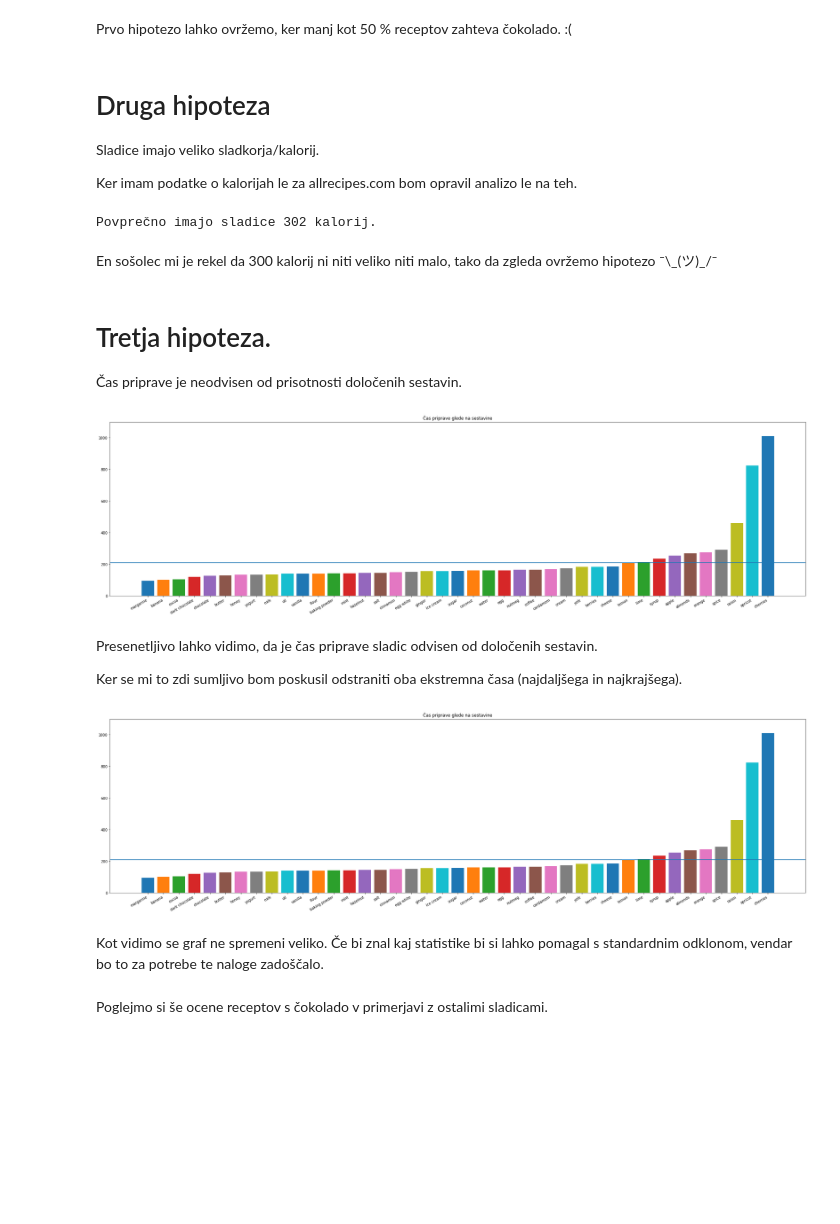
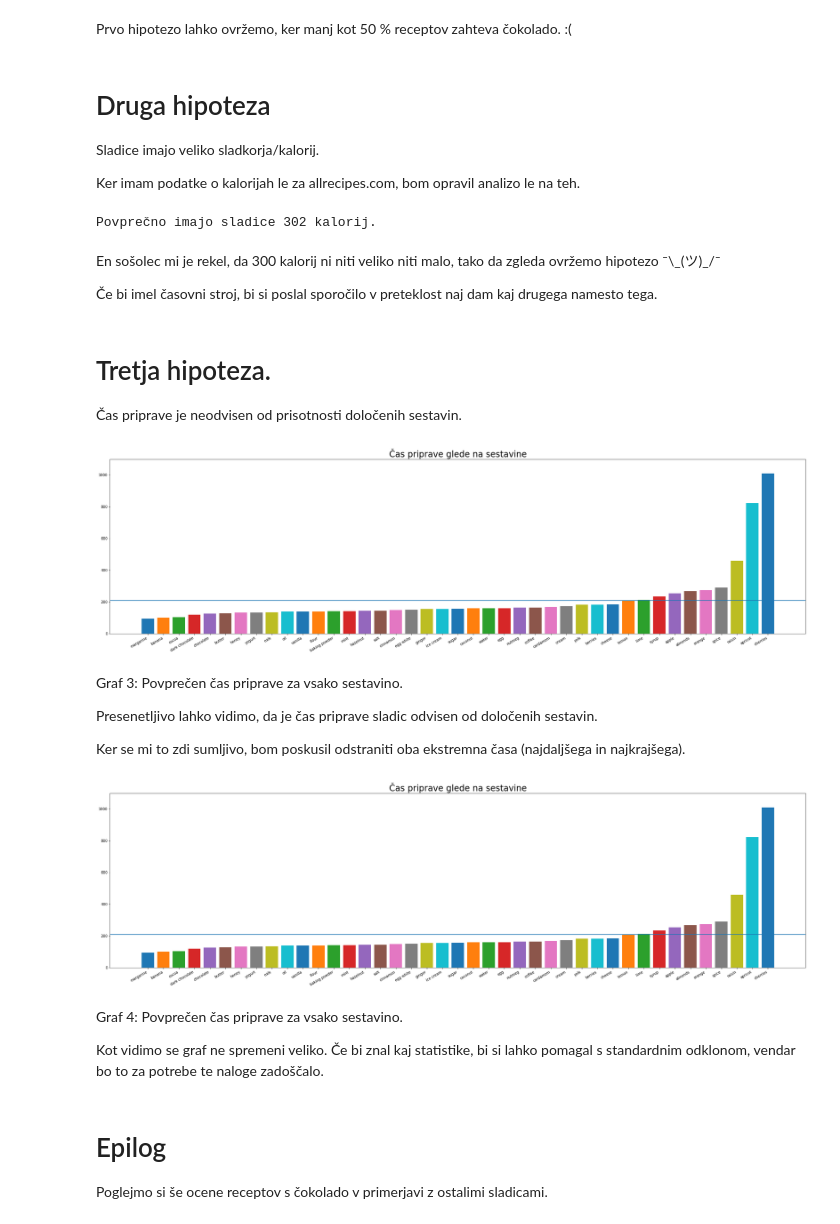
Before and after one commit to StrahR/analiza-sladic, a Jupyter notebook: analiza-sladic.ipynb, the cells around one changed output. Drawn from its saved outputs; the diff is of its cells as text; code cells hidden in the pictures; blank space fills up the shorter version.

```diff
--- a/analiza-sladic.ipynb
+++ b/analiza-sladic.ipynb
@@ -63,10 +63,10 @@ ar_recipes_per_number_of_ingredients = ar_ingredients_by_recipe.groupby('ingredi
 
 fig = plt.figure(figsize=(35,10))
 ax1 = fig.add_subplot(211)
-ax1.set_title("Število korakov")
+ax1.set_title("Število korakov", size=24)
 draw_scaled2(ax1, mean_jo_steps, mean_ar_steps, jo_recipes_per_number_of_steps, ar_recipes_per_number_of_steps, len(jo_recipes), len(ar_recipes))
 
 ax2 = fig.add_subplot(212, sharex=ax1)
-ax2.set_title('Število sestavin')
+ax2.set_title('Število sestavin', size=24)
 draw_scaled2(ax2, mean_jo_ingredients, mean_ar_ingredients, jo_recipes_per_number_of_ingredients, ar_recipes_per_number_of_ingredients, len(jo_recipes), len(ar_recipes))
 # %% [output]
@@ -96,14 +101,16 @@ Prvo hipotezo lahko ovržemo, ker manj kot 50 % receptov zahteva čokolado. :(
 
 Sladice imajo veliko sladkorja/kalorij.
 
-Ker imam podatke o kalorijah le za allrecipes.com bom opravil analizo le na teh.
+Ker imam podatke o kalorijah le za allrecipes.com, bom opravil analizo le na teh.
 # %%
 mean_cals = ar_recipes.cals.mean()
 print(f'Povprečno imajo sladice {mean_cals:.0f} kalorij.')
 # %% [output]
 Povprečno imajo sladice 302 kalorij.
 # %% [markdown]
-En sošolec mi je rekel da 300 kalorij ni niti veliko niti malo, tako da zgleda ovržemo hipotezo ¯\\\_(ツ)_/¯
+En sošolec mi je rekel, da 300 kalorij ni niti veliko niti malo, tako da zgleda ovržemo hipotezo ¯\\\_(ツ)_/¯
+
+Če bi imel časovni stroj, bi si poslal sporočilo v preteklost naj dam kaj drugega namesto tega.
 # %% [markdown]
 # Tretja hipoteza.
 
@@ -130,30 +137,32 @@ def draw_with_mean(ax, table, mean, f=(lambda x: x)):
 # %%
 times = dict()
 for ing in ingredient_list.ingredient:
     jo_contains_ing = jo_ingredients[jo_ingredients.ingredient.str.contains(ing)].groupby('recipe')
     ar_contains_ing = ar_ingredients[ar_ingredients.ingredient.str.contains(ing)].groupby('recipe')
     # print(f'{ing}: {len(jo_contains_ing.count())}')
     ar_recipes_with_ing = ar_recipes.filter(items=list(ar_contains_ing.count().index), axis=0)
     ar_time_converted = ar_recipes_with_ing.time.apply(to_minutes)
     ar_mean_time = ar_time_converted[ar_time_converted > 0].mean()
     ar_recipe_count = len(ar_contains_ing)
     times[ing] = [int(ar_mean_time), ar_recipe_count]  # round to whole minute
 
 ar_time_by_ingredient = pd.DataFrame.from_dict(times, orient='index', columns=['time', 'count'])
 ar_time_table = ar_time_by_ingredient[ar_time_by_ingredient['count'] >= 100].sort_values(by='time')  # odstranimo sestavine ki so malo zastopane
 mean_time = ar_time_table.time.mean()
 
 fig = plt.figure(figsize=(35,10))
 ax1 = fig.add_subplot(111)
-ax1.set_title("Čas priprave glede na sestavine")
+ax1.set_title("Čas priprave glede na sestavine", size=24)
 ax1.set_ylim(0, 1100)
 draw_with_mean(ax1, ar_time_table, mean_time, f=(lambda x: x.time))
 # %% [output]
-[figure, old version]
+[figure, new version]
 # %% [markdown]
+Graf 3: Povprečen čas priprave za vsako sestavino.
+
 Presenetljivo lahko vidimo, da je čas priprave sladic odvisen od določenih sestavin.
 
-Ker se mi to zdi sumljivo bom poskusil odstraniti oba ekstremna časa (najdaljšega in najkrajšega).
+Ker se mi to zdi sumljivo, bom poskusil odstraniti oba ekstremna časa (najdaljšega in najkrajšega).
 # %%
 times = dict()
 for ing in ingredient_list.ingredient:
@@ -174,14 +183,18 @@ mean_time = ar_time_table.time.mean()
 
 fig = plt.figure(figsize=(35,10))
 ax1 = fig.add_subplot(111)
-ax1.set_title("Čas priprave glede na sestavine")
+ax1.set_title("Čas priprave glede na sestavine", size=24)
 ax1.set_ylim(0, 1100)
 draw_with_mean(ax1, ar_time_table, mean_time, f=(lambda x: x.time))
 # %% [output]
-[figure, old version]
+[figure, new version]
 # %% [markdown]
-Kot vidimo se graf ne spremeni veliko. Če bi znal kaj statistike bi si lahko pomagal s standardnim odklonom, vendar bo to za potrebe te naloge zadoščalo.
+Graf 4: Povprečen čas priprave za vsako sestavino.
+
+Kot vidimo se graf ne spremeni veliko. Če bi znal kaj statistike, bi si lahko pomagal s standardnim odklonom, vendar bo to za potrebe te naloge zadoščalo.
 # %% [markdown]
+# Epilog
+
 Poglejmo si še ocene receptov s čokolado v primerjavi z ostalimi sladicami.
 # %%
 from typing import Tuple
```
Also changed, not shown: parts of 4 cells of this notebook.
